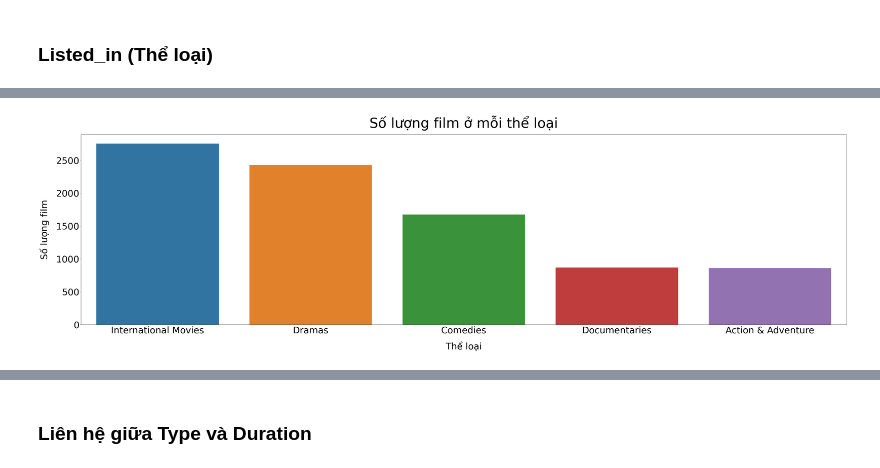
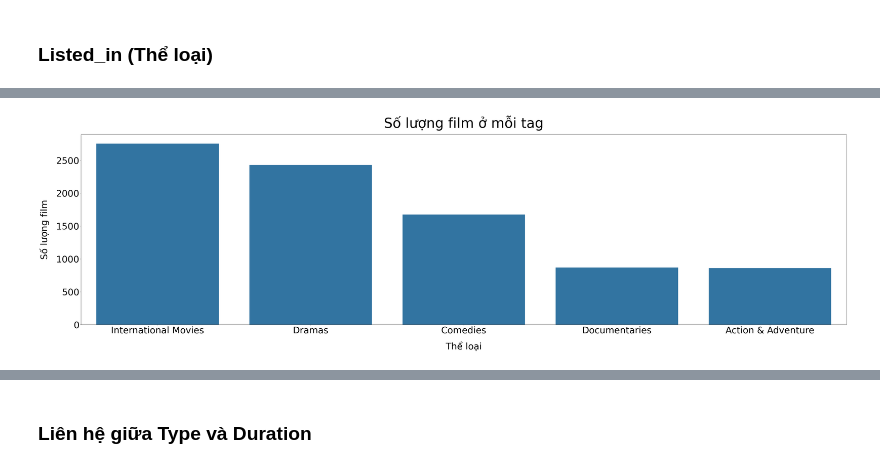
Before and after one commit to nhttrn84/Data_Visualization, a Jupyter notebook: relationship.ipynb, the cells around one changed output, grey strips where cells are left out. Saved outputs shown, nothing was run; the diff lists cells and outputs as text; code cells hidden in the pictures.

```diff
--- a/relationship.ipynb
+++ b/relationship.ipynb
@@ -398,11 +404,11 @@ top_genres = genre_movie_df.nlargest(5, columns="Number of Movies")
 # %%
 fig, ax = plt.subplots(figsize=(60, 15))
 sns.barplot(x='Genre', y='Number of Movies',
-            data=top_genres.sort_values(by='Number of Movies', ascending=False), hue="Genre", legend=False)
-ax.set_title("Số lượng film ở mỗi thể loại", fontsize=60, pad=30)
+            data=top_genres.sort_values(by='Number of Movies', ascending=False))
+ax.set_title("Số lượng film ở mỗi tag", fontsize=60, pad=30)
 plt.tick_params(labelsize=40)
 ax.set_xlabel('Thể loại', fontsize=40, labelpad=30)
 ax.set_ylabel('Số lượng film', fontsize=40, labelpad=30)
 plt.show()
 # %% [output]
-[figure, old version]
+[figure, new version]
```
Also changed, not shown: parts of 12 cells of this notebook.
